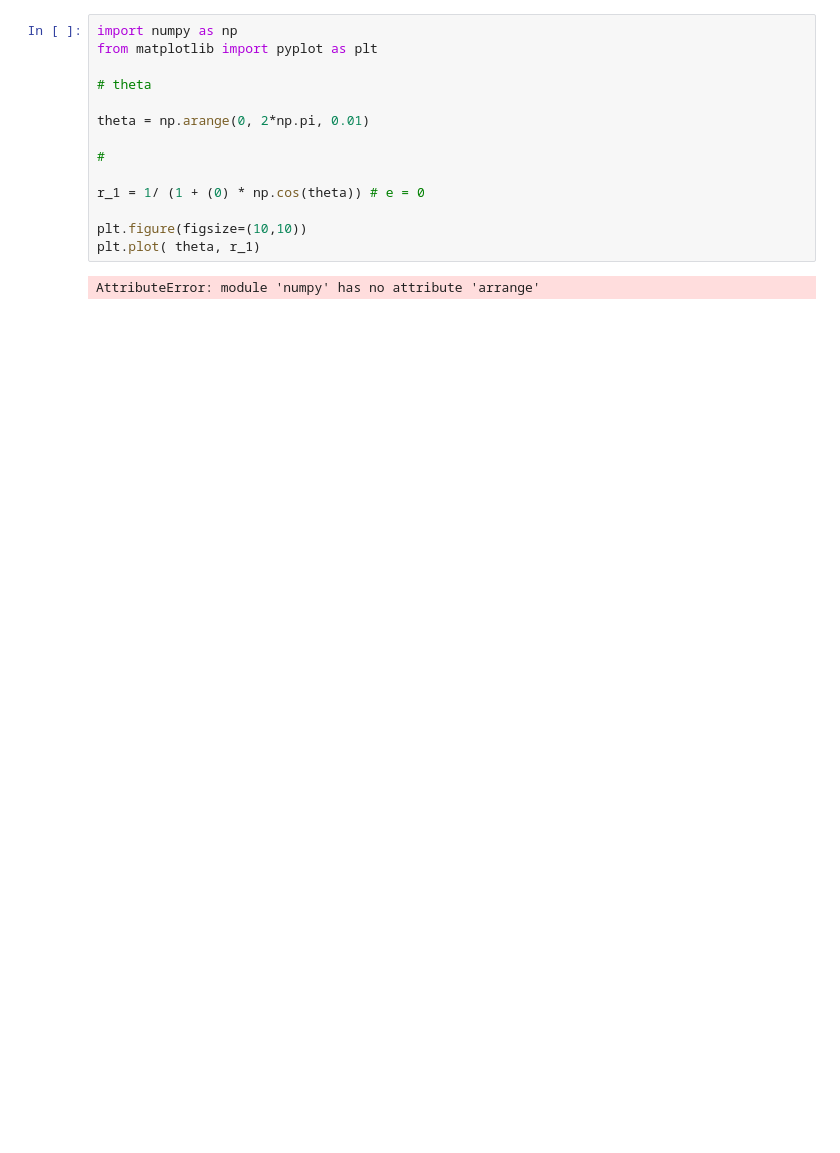
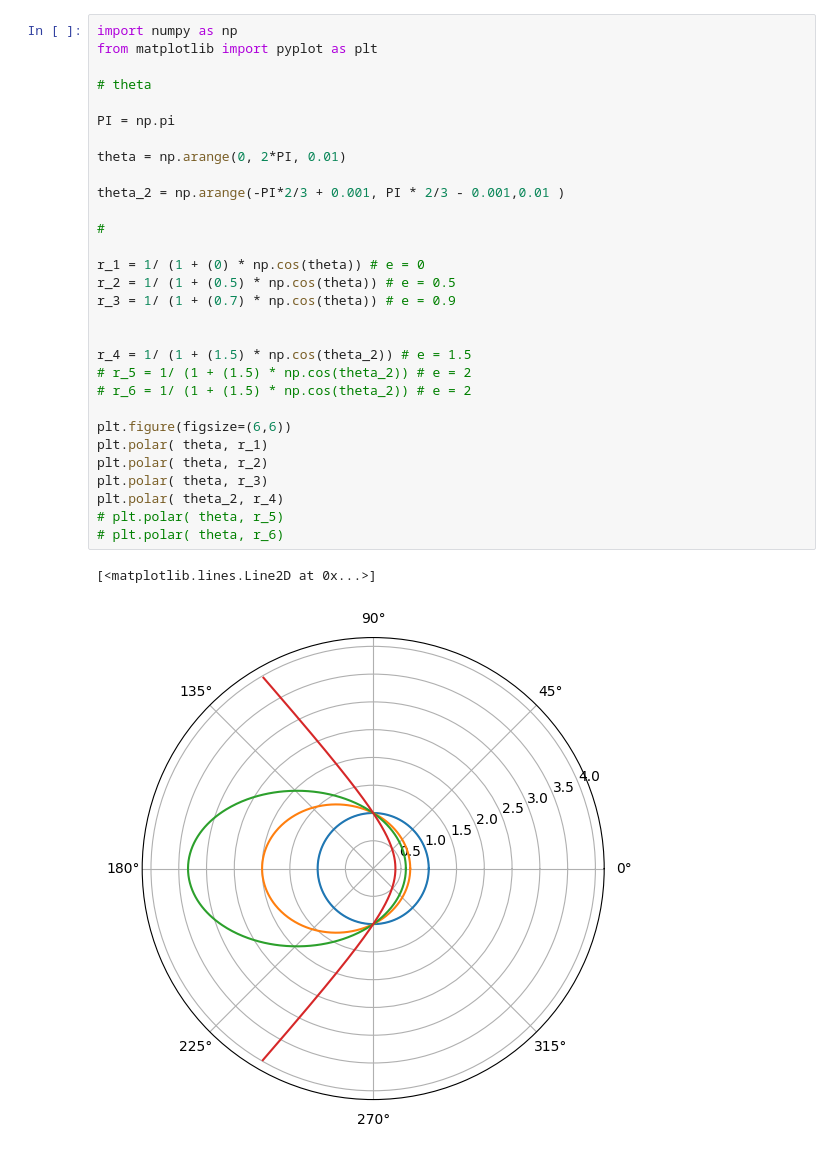
Before and after one commit to JacobASorensen/Orbital_Mechanics_Simulations, a Jupyter notebook: lectures/9_9_Orbit_Equation.ipynb, the cells around one changed output. Saved outputs shown, nothing was run; the diff lists cells and outputs as text; blank space fills up the shorter version.

```diff
--- a/lectures/9_9_Orbit_Equation.ipynb
+++ b/lectures/9_9_Orbit_Equation.ipynb
@@ -1,16 +1,33 @@
-# %%
-import numpy as np
-from matplotlib import pyplot as plt
-
-# theta
-
-theta = np.arange(0, 2*np.pi, 0.01)
-
-#
-
-r_1 = 1/ (1 + (0) * np.cos(theta)) # e = 0
-
-plt.figure(figsize=(10,10))
-plt.plot( theta, r_1)
-# %% [output]
-AttributeError: module 'numpy' has no attribute 'arrange'
+# %%
+import numpy as np
+from matplotlib import pyplot as plt
+
+# theta
+
+PI = np.pi
+
+theta = np.arange(0, 2*PI, 0.01)
+
+theta_2 = np.arange(-PI*2/3 + 0.001, PI * 2/3 - 0.001,0.01 )
+
+#
+
+r_1 = 1/ (1 + (0) * np.cos(theta)) # e = 0
+r_2 = 1/ (1 + (0.5) * np.cos(theta)) # e = 0.5
+r_3 = 1/ (1 + (0.7) * np.cos(theta)) # e = 0.9
+
+
+r_4 = 1/ (1 + (1.5) * np.cos(theta_2)) # e = 1.5
+# r_5 = 1/ (1 + (1.5) * np.cos(theta_2)) # e = 2
+# r_6 = 1/ (1 + (1.5) * np.cos(theta_2)) # e = 2
+
+plt.figure(figsize=(6,6))
+plt.polar( theta, r_1)
+plt.polar( theta, r_2)
+plt.polar( theta, r_3)
+plt.polar( theta_2, r_4)
+# plt.polar( theta, r_5)
+# plt.polar( theta, r_6)
+# %% [output]
+[<matplotlib.lines.Line2D at 0x...>]
+[figure, added]
```
